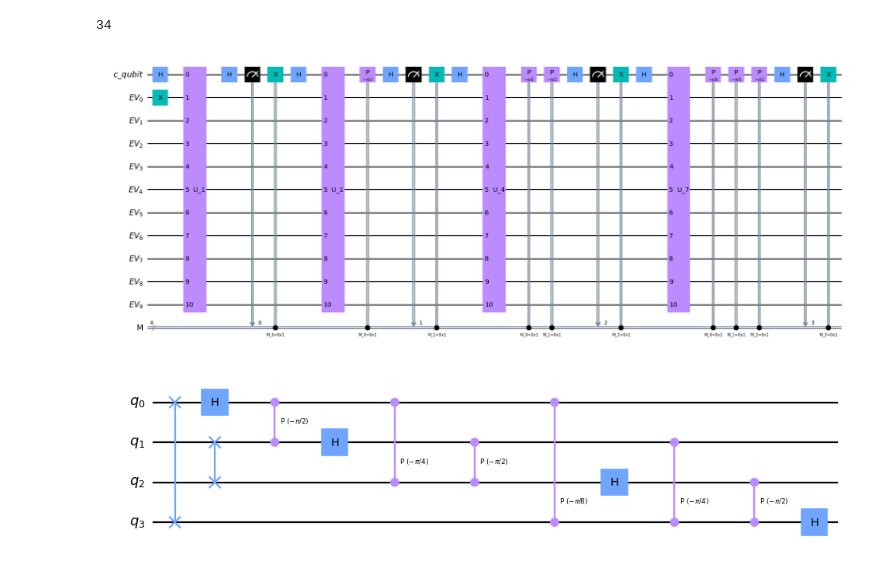
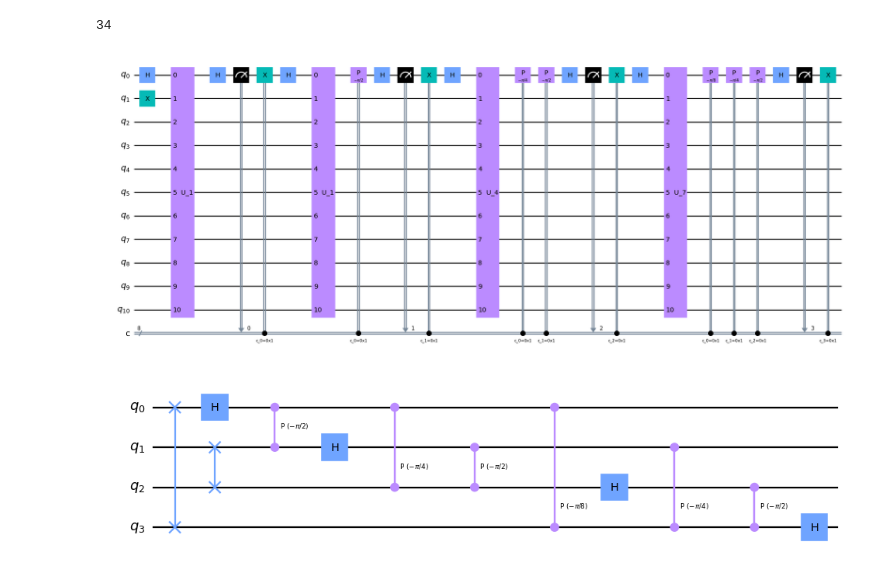
Before and after one commit to Siytta/bachelorarbeit, a Jupyter notebook: Shor_correct_order/shor_experimental.ipynb, the cells around one changed output. Saved outputs shown, nothing was run; the diff lists cells and outputs as text; code cells hidden in the pictures.

Commit message:
iterative QPE 1.5/2 :')

```diff
--- a/Shor_correct_order/shor_experimental.ipynb
+++ b/Shor_correct_order/shor_experimental.ipynb
@@ -58,8 +58,8 @@ def QFT_Gate(amount_qubits, inverse = False, swaps = False, MSB_first = True):
                 exponent -= 1
             quantum_circuit.h(target)
             index-=1
-        #quantum_circuit = quantum_circuit.to_gate()
-        #quantum_circuit.name = "  iQFT"
+        quantum_circuit = quantum_circuit.to_gate()
+        quantum_circuit.name = "  iQFT"
         #quantum_circuit.barrier()
     return quantum_circuit
 # %%
@@ -624,13 +624,11 @@ def calculate_primfactors_Shor(N, sequential = False):
                 print("retry ")
                 continue
 # %%
-def R_gate(index,qc,creg,controlling_qubit):
-    if index == 0:
-        qc.h(controlling_qubit)
-    else:
-        for i in list(reversed(range(index))):
-            qc.p((-pi/(2**(i+1))),controlling_qubit).c_if(creg[index - (i+1)],1)
-        qc.h(controlling_qubit)
+def iterative_QFT(target: int, qc: QuantumCircuit ,k: range, controlling_qubit: int):
+    if target != 0:
+        for i in list(reversed(range(target))):
+            qc.p((-pi/(2**(i+1))),controlling_qubit).c_if(k[target - (i+1)],1)
+    qc.h(controlling_qubit)
 # %%
 def Shor_sequential(a: int, N: int,number_shots: int = 1000, backend: str = 'aer_simulator'):
     n = N.bit_length()
@@ -1075,25 +1072,29 @@ print(31**15%77)
 # %% [output]
 34
 # %%
+
 a=7
 N=15
 n = N.bit_length()
-k = n
-c_qbits = range(k)
-controlling_qubit = qiskit.QuantumRegister(1, "c_qubit")
-qreg = qiskit.QuantumRegister(2*n+2, "EV")
-creg = qiskit.ClassicalRegister(len(c_qbits), "M")
+q = qiskit.QuantumRegister(1, "C")
+b = qiskit.QuantumRegister(2*n+2, "EV")
+c = qiskit.ClassicalRegister(4, "M")
 qc = qiskit.QuantumCircuit(controlling_qubit, qreg,creg)
+controlling_qubit = 0
+ev_qbits  = range(1, 2*n+3)
+k = range(n)
+qc = qiskit.QuantumCircuit(2*n+3, 2*n)
 qc.x(1)
-for control in c_qbits:
+for target in k:
     qc.h(0)
-    qc.append(U_gate(n,dezToBin(mod_exp(a, 2**(len(c_qbits) - control - 1), N),n+1),dezToBin(N,n+1)),[0] + list(range(1,2*n+3)))
-    R_gate(control,qc,creg,controlling_qubit)
-    qc.measure(controlling_qubit,creg[control])
-    qc.x(0).c_if(creg[control],1)
+    qc.append(U_gate(n,dezToBin(mod_exp(a, 2**(len(k) - target - 1), N),n+1),dezToBin(N,n+1)),[0] + list(ev_qbits))
+    iterative_QFT(target,qc,k,controlling_qubit)
+    qc.measure(controlling_qubit,k[target])
+    qc.x(0).c_if(k[target],1)
+
 qc.draw(output='mpl',fold  = 270,scale=0.8)
 # %% [output]
-[figure, old version]
+[figure, new version]
 # %%
 
 qc = QFT_Gate(4,inverse = True, MSB_first = False,swaps = True)
```
Also changed, not shown: parts of 5 cells of this notebook, 4 other files.
